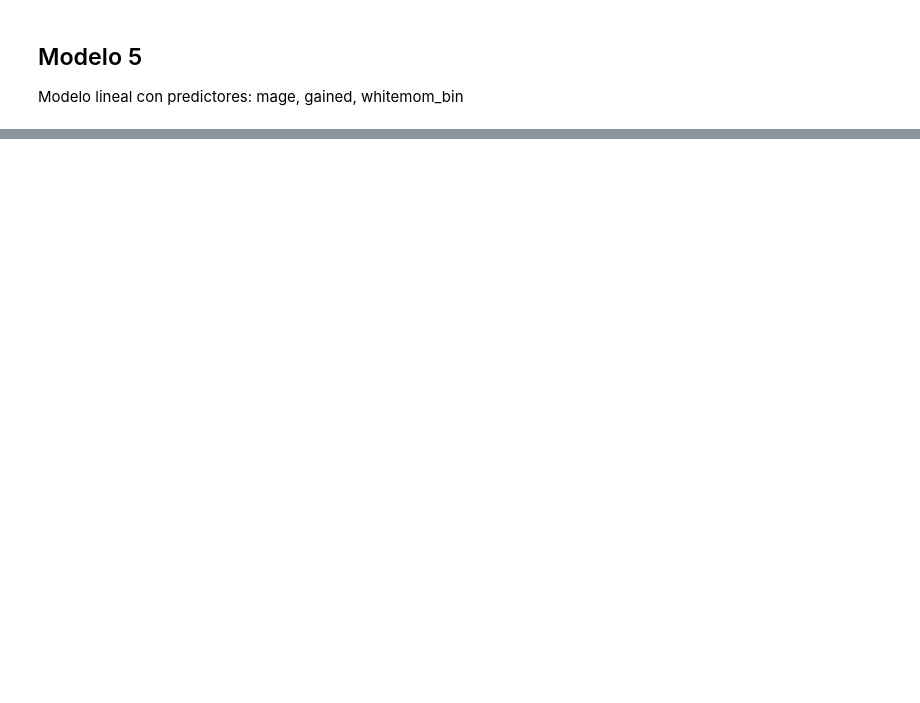
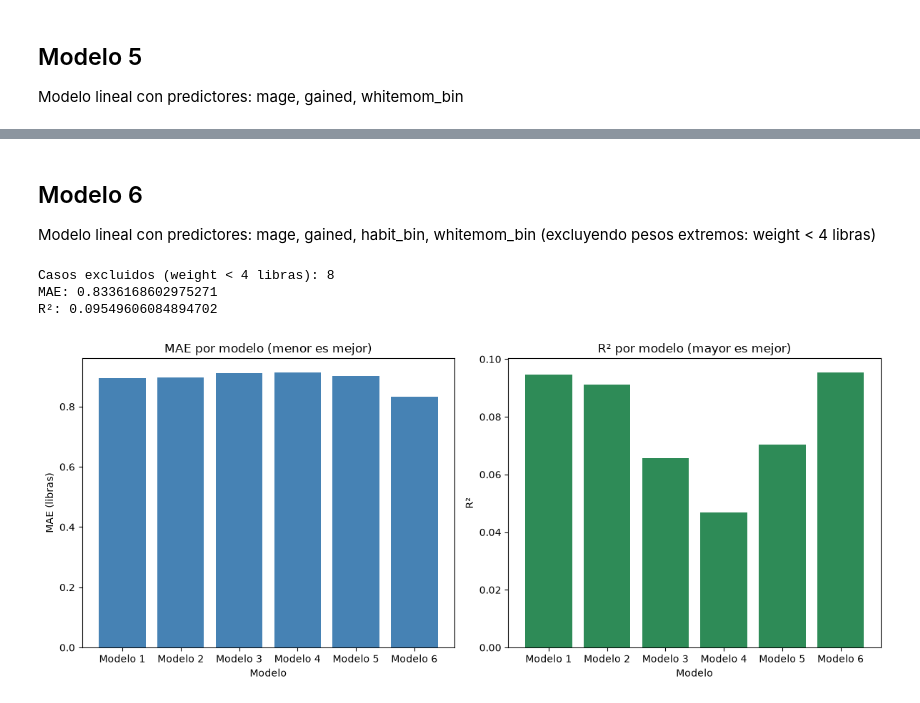
Before and after one commit to nehuenigds/LdD2026, a Jupyter notebook: TPs/TP1/TP1 ramiro.ipynb, the cells around one changed output, grey strips where cells are left out. Drawn from its saved outputs; the diff is of its cells as text; code cells hidden in the pictures; blank space fills up the shorter version.

```diff
--- a/TPs/TP1/TP1 ramiro.ipynb
+++ b/TPs/TP1/TP1 ramiro.ipynb
@@ -500,0 +701,45 @@ print("R²:", R25)
+# %% [markdown]
+## Modelo 6
+
+Modelo lineal con predictores: mage, gained, habit_bin, whitemom_bin (excluyendo pesos extremos: weight < 4 libras)
+# %%
+mascara = y_entrenamiento >= 4
+
+X = np.array(X_entrenamiento.loc[mascara, ["mage","gained","habit_bin", "whitemom_bin", "marital_bin","sex_bin"]])
+y = np.array(y_entrenamiento[mascara])
+reg = LinearRegression()
+reg.fit(X,y)
+y_pred = reg.predict(X)
+MAE6 = mean_absolute_error(y, y_pred)
+R26 = r2_score(y, y_pred)
+
+print("Casos excluidos (weight < 4 libras):", (~mascara).sum())
+print("MAE:", MAE6)
+print("R²:", R26)
+# %% [output]
+Casos excluidos (weight < 4 libras): 8
+MAE: 0.8336168602975271
+R²: 0.09549606084894702
+# %%
+import matplotlib.pyplot as plt
+
+modelos = ["Modelo 1", "Modelo 2", "Modelo 3", "Modelo 4", "Modelo 5", "Modelo 6"]
+MAE = [MAE1, MAE2, MAE3, MAE4, MAE5, MAE6]
+R2 = [R21, R22, R23, R24, R25, R26]
+
+fig, (ax1, ax2) = plt.subplots(1, 2, figsize=(12, 5))
+
+ax1.bar(modelos, MAE, color="steelblue")
+ax1.set_title("MAE por modelo (menor es mejor)")
+ax1.set_xlabel("Modelo")
+ax1.set_ylabel("MAE (libras)")
+
+ax2.bar(modelos, R2, color="seagreen")
+ax2.set_title("R² por modelo (mayor es mejor)")
+ax2.set_xlabel("Modelo")
+ax2.set_ylabel("R²")
+
+plt.tight_layout()
+plt.show()
+# %% [output]
+[figure, added]
```
Also changed, not shown: parts of 26 cells of this notebook, 3 other files.
